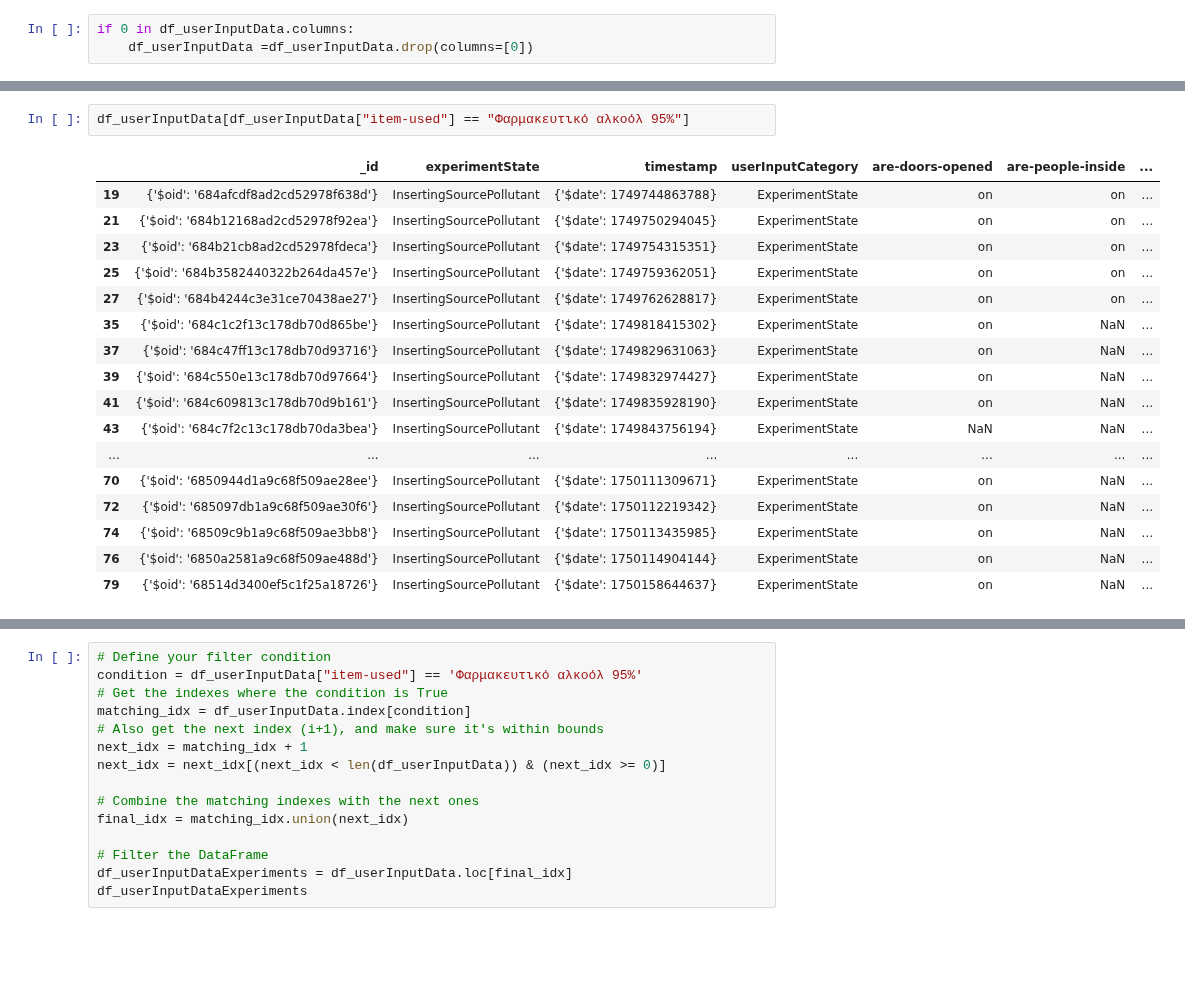
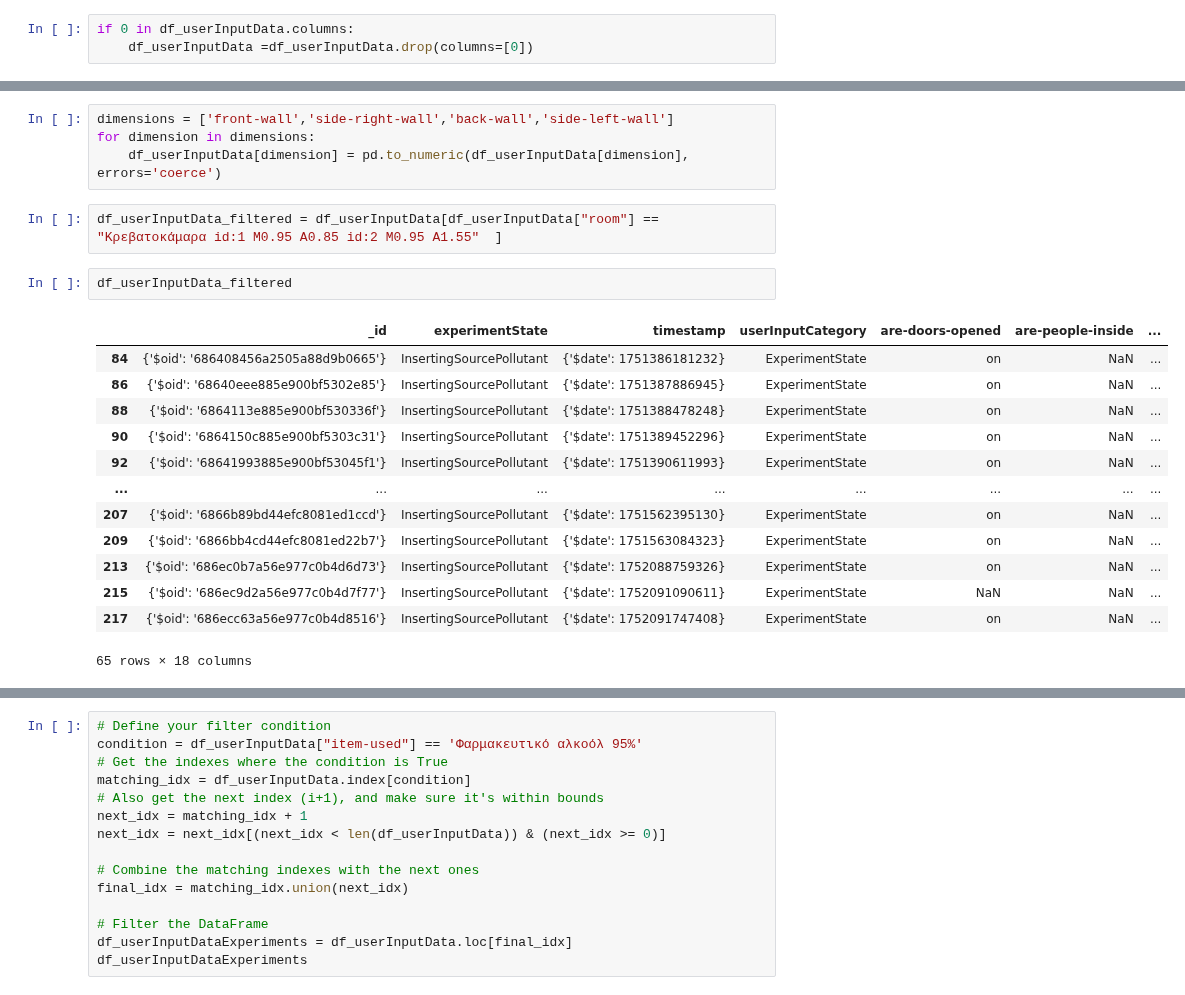
Before and after one commit to Andreas-Ts/Diploma-Project, a Jupyter notebook: dataAnalysis and machine learning/dataAnalysis.ipynb, the cells around one changed output, grey strips where cells are left out. Cells and saved outputs as stored; diff of their text form; blank space fills up the shorter version.

```diff
--- a/dataAnalysis and machine learning/dataAnalysis.ipynb
+++ b/dataAnalysis and machine learning/dataAnalysis.ipynb
@@ -153,20 +141,22 @@ df_userInputData.drop(columns = ["timestamp"])
+# %%
+dimensions = ['front-wall','side-right-wall','back-wall','side-left-wall']
+for dimension in dimensions:
+    df_userInputData[dimension] = pd.to_numeric(df_userInputData[dimension], errors='coerce')
 # %%
-df_userInputData[df_userInputData["item-used"] == "Φαρμακευτικό αλκοόλ 95%"]
+df_userInputData_filtered = df_userInputData[df_userInputData["room"] == "Κρεβατοκάμαρα id:1 Μ0.95 Α0.85 id:2 Μ0.95 Α1.55"  ]
-# %% [output]
-|  | _id | experimentState | timestamp | userInputCategory | are-doors-opened | are-people-inside | ... |
-| 19 | {'$oid': '684afcdf8ad2cd52978f638d'} | InsertingSourcePollutant | {'$date': 1749744863788} | ExperimentState | on | on | ... |
-| 21 | {'$oid': '684b12168ad2cd52978f92ea'} | InsertingSourcePollutant | {'$date': 1749750294045} | ExperimentState | on | on | ... |
-| 23 | {'$oid': '684b21cb8ad2cd52978fdeca'} | InsertingSourcePollutant | {'$date': 1749754315351} | ExperimentState | on | on | ... |
-| 25 | {'$oid': '684b3582440322b264da457e'} | InsertingSourcePollutant | {'$date': 1749759362051} | ExperimentState | on | on | ... |
-| 27 | {'$oid': '684b4244c3e31ce70438ae27'} | InsertingSourcePollutant | {'$date': 1749762628817} | ExperimentState | on | on | ... |
-| 35 | {'$oid': '684c1c2f13c178db70d865be'} | InsertingSourcePollutant | {'$date': 1749818415302} | ExperimentState | on | NaN | ... |
-| 37 | {'$oid': '684c47ff13c178db70d93716'} | InsertingSourcePollutant | {'$date': 1749829631063} | ExperimentState | on | NaN | ... |
-| 39 | {'$oid': '684c550e13c178db70d97664'} | InsertingSourcePollutant | {'$date': 1749832974427} | ExperimentState | on | NaN | ... |
-| 41 | {'$oid': '684c609813c178db70d9b161'} | InsertingSourcePollutant | {'$date': 1749835928190} | ExperimentState | on | NaN | ... |
-| 43 | {'$oid': '684c7f2c13c178db70da3bea'} | InsertingSourcePollutant | {'$date': 1749843756194} | ExperimentState | NaN | NaN | ... |
-| ... | ... | ... | ... | ... | ... | ... | ... |
-| 70 | {'$oid': '6850944d1a9c68f509ae28ee'} | InsertingSourcePollutant | {'$date': 1750111309671} | ExperimentState | on | NaN | ... |
-| 72 | {'$oid': '685097db1a9c68f509ae30f6'} | InsertingSourcePollutant | {'$date': 1750112219342} | ExperimentState | on | NaN | ... |
-| 74 | {'$oid': '68509c9b1a9c68f509ae3bb8'} | InsertingSourcePollutant | {'$date': 1750113435985} | ExperimentState | on | NaN | ... |
-| 76 | {'$oid': '6850a2581a9c68f509ae488d'} | InsertingSourcePollutant | {'$date': 1750114904144} | ExperimentState | on | NaN | ... |
-| 79 | {'$oid': '68514d3400ef5c1f25a18726'} | InsertingSourcePollutant | {'$date': 1750158644637} | ExperimentState | on | NaN | ... |
+# %%
+df_userInputData_filtered
+# %% [output]
+|  | _id | experimentState | timestamp | userInputCategory | are-doors-opened | are-people-inside | ... |
+| 84 | {'$oid': '686408456a2505a88d9b0665'} | InsertingSourcePollutant | {'$date': 1751386181232} | ExperimentState | on | NaN | ... |
+| 86 | {'$oid': '68640eee885e900bf5302e85'} | InsertingSourcePollutant | {'$date': 1751387886945} | ExperimentState | on | NaN | ... |
+| 88 | {'$oid': '6864113e885e900bf530336f'} | InsertingSourcePollutant | {'$date': 1751388478248} | ExperimentState | on | NaN | ... |
+| 90 | {'$oid': '6864150c885e900bf5303c31'} | InsertingSourcePollutant | {'$date': 1751389452296} | ExperimentState | on | NaN | ... |
+| 92 | {'$oid': '68641993885e900bf53045f1'} | InsertingSourcePollutant | {'$date': 1751390611993} | ExperimentState | on | NaN | ... |
+| ... | ... | ... | ... | ... | ... | ... | ... |
+| 207 | {'$oid': '6866b89bd44efc8081ed1ccd'} | InsertingSourcePollutant | {'$date': 1751562395130} | ExperimentState | on | NaN | ... |
+| 209 | {'$oid': '6866bb4cd44efc8081ed22b7'} | InsertingSourcePollutant | {'$date': 1751563084323} | ExperimentState | on | NaN | ... |
+| 213 | {'$oid': '686ec0b7a56e977c0b4d6d73'} | InsertingSourcePollutant | {'$date': 1752088759326} | ExperimentState | on | NaN | ... |
+| 215 | {'$oid': '686ec9d2a56e977c0b4d7f77'} | InsertingSourcePollutant | {'$date': 1752091090611} | ExperimentState | NaN | NaN | ... |
+| 217 | {'$oid': '686ecc63a56e977c0b4d8516'} | InsertingSourcePollutant | {'$date': 1752091747408} | ExperimentState | on | NaN | ... |
+65 rows × 18 columns
```
Also changed, not shown: parts of 13 cells of this notebook, 1 other file.
